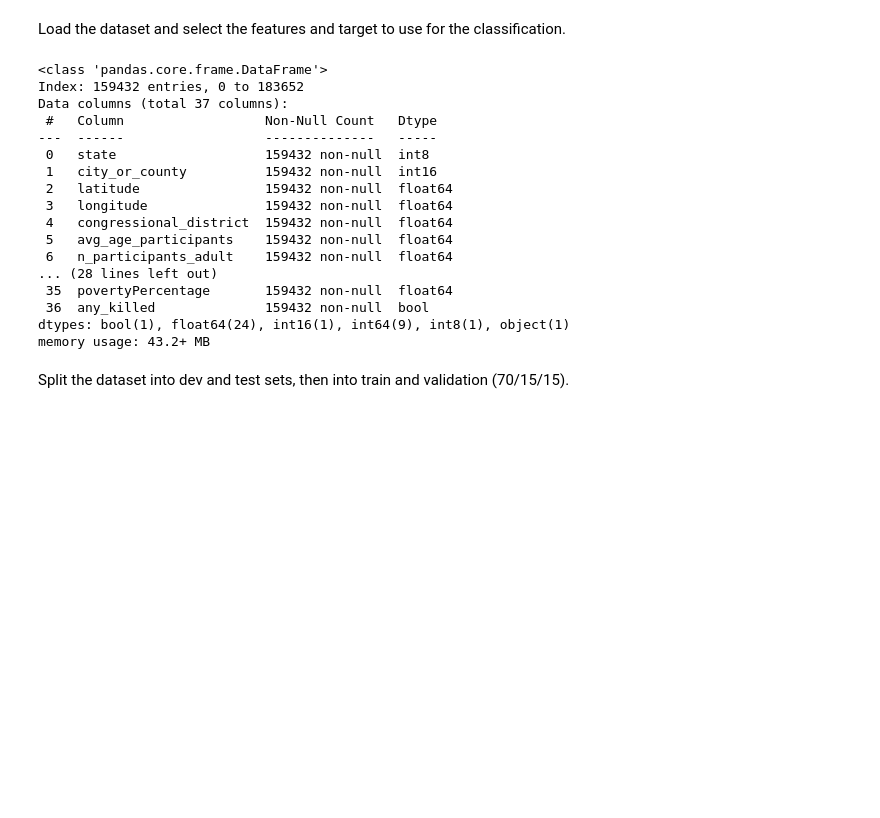
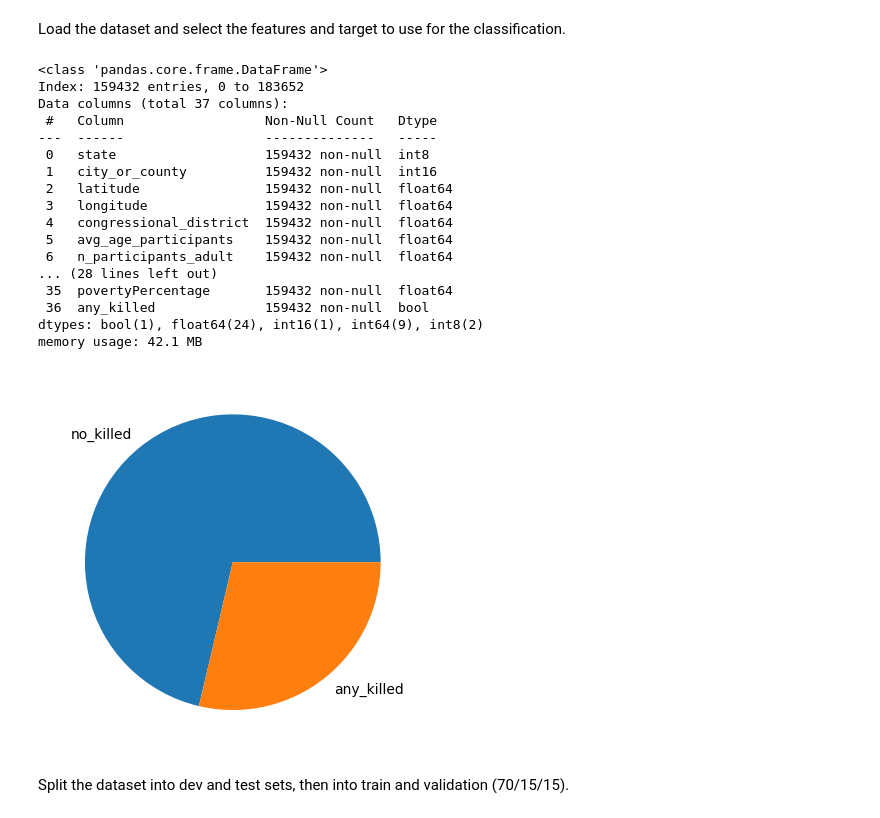
Before and after one commit to Alexthw46/DataMiningProject, a Jupyter notebook: TASK_3/predictive_analysis.ipynb, the cells around one changed output. Cells and saved outputs as stored; diff of their text form; code cells hidden in the pictures; blank space fills up the shorter version.

```diff
--- a/TASK_3/predictive_analysis.ipynb
+++ b/TASK_3/predictive_analysis.ipynb
@@ -23,6 +24,9 @@ df['state'] = df['state'].cat.codes
 df['city_or_county'] = df['city_or_county'].astype('category')
 df['city_or_county'] = df['city_or_county'].cat.codes
 
+df['incident_category'] = df['incident_category'].astype('category')
+df['incident_category'] = df['incident_category'].cat.codes
+
 df["any_killed"] = df["n_killed"] > 0
 
 df = df.dropna()
@@ -44,6 +48,6 @@ Data columns (total 37 columns):
 ... (28 lines left out)
  35  povertyPercentage       159432 non-null  float64
  36  any_killed              159432 non-null  bool
-dtypes: bool(1), float64(24), int16(1), int64(9), int8(1), object(1)
-memory usage: 43.2+ MB
+dtypes: bool(1), float64(24), int16(1), int64(9), int8(2)
+memory usage: 42.1 MB
 # %%
@@ -53,6 +60,14 @@ target_column = ['any_killed']
 
 X = df[input_columns]
 y = df[target_column]
+# %%
+kill_value_count = df['any_killed'].value_counts()
+
+labels = ['no_killed', 'any_killed']
+plt.pie(kill_value_count, labels=labels)
+plt.show()
+# %% [output]
+[figure, added]
 # %% [markdown]
 Split the dataset into dev and test sets, then into train and validation (70/15/15).
 # %%
```
Also changed, not shown: parts of 14 cells of this notebook.
